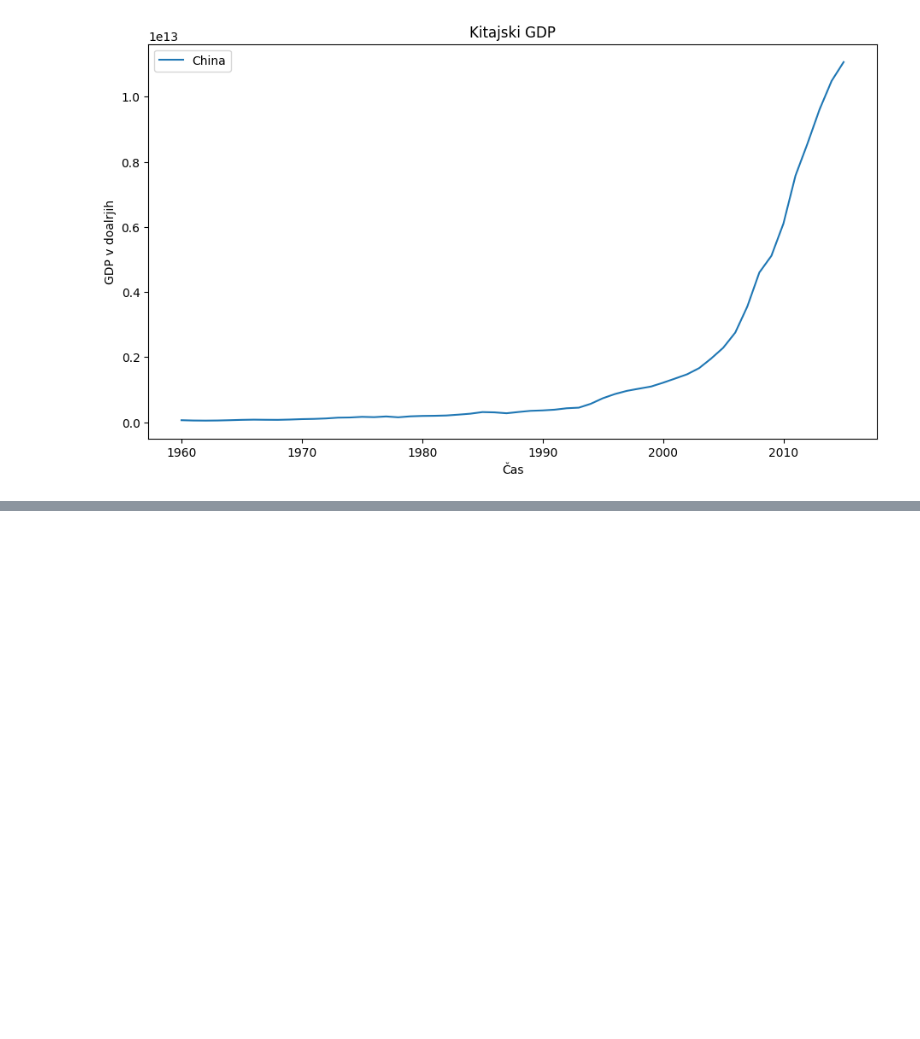
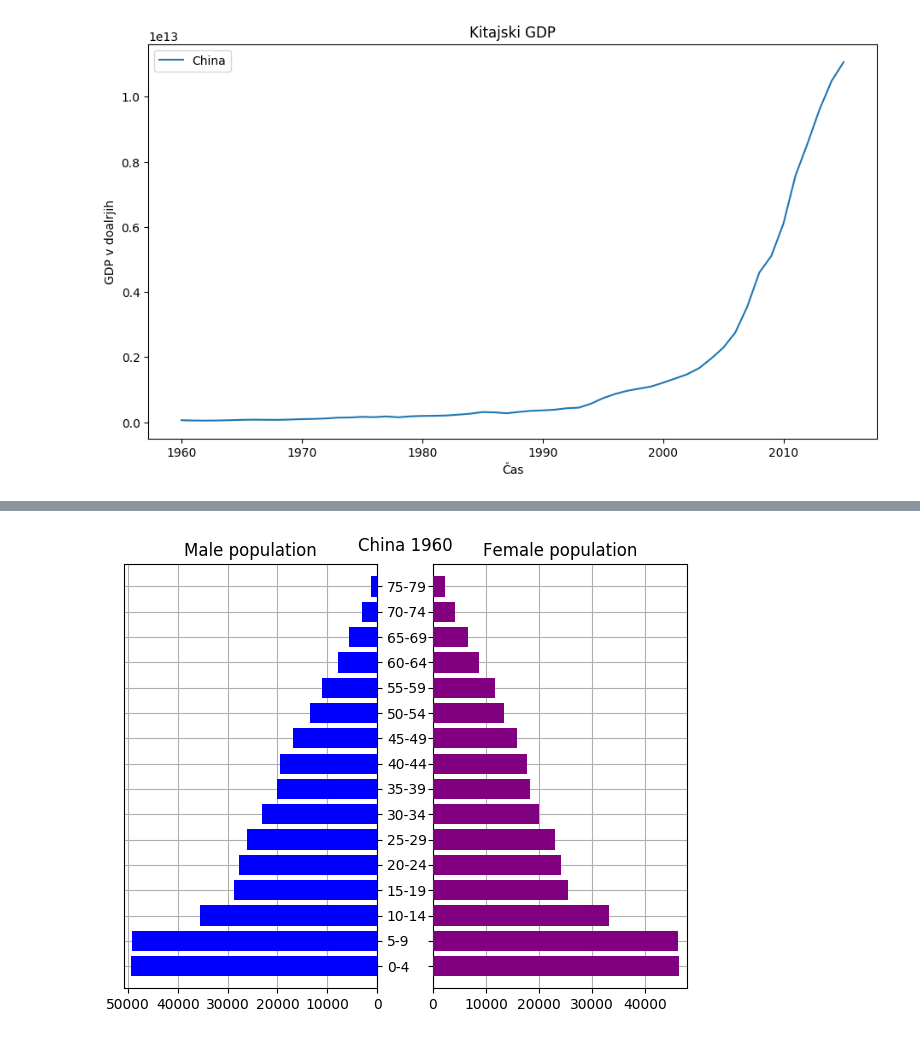
Before and after one commit to MaticSincek/PR18JJMSTB, a Jupyter notebook: vmesno-poročilo.ipynb, the cells around one changed output, grey strips where cells are left out. Cells and saved outputs as stored; diff of their text form; code cells hidden in the pictures; blank space fills up the shorter version.

```diff
--- a/vmesno-poročilo.ipynb
+++ b/vmesno-poročilo.ipynb
@@ -609,0 +616,4 @@ chinaGDP("gdp_years.csv")
+# %%
+ageGroupVisualisation("WPP2017_PopulationByAgeSex_Medium.csv", 1960, "China")
+# %% [output]
+[figure, added]
```
Also changed, not shown: parts of 2 cells of this notebook.
